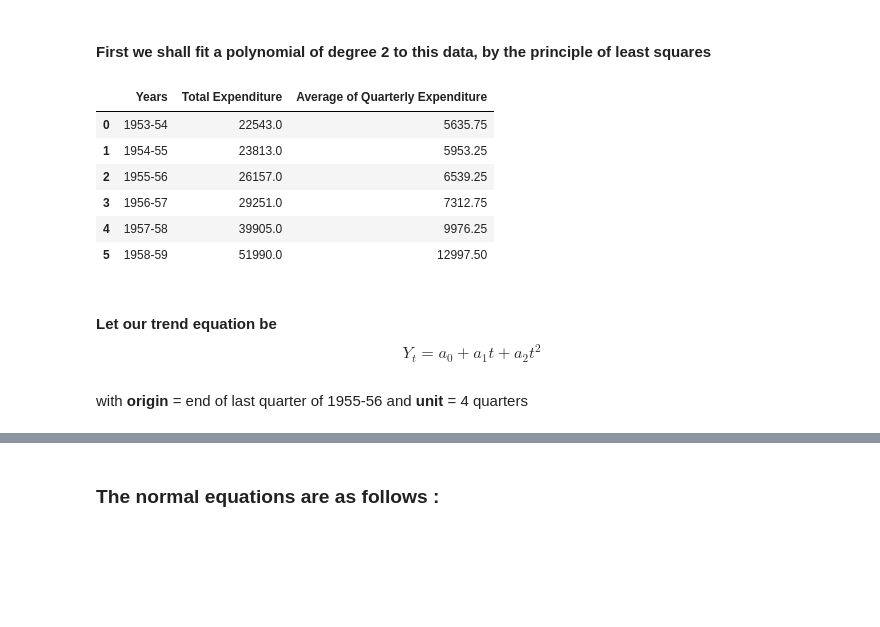
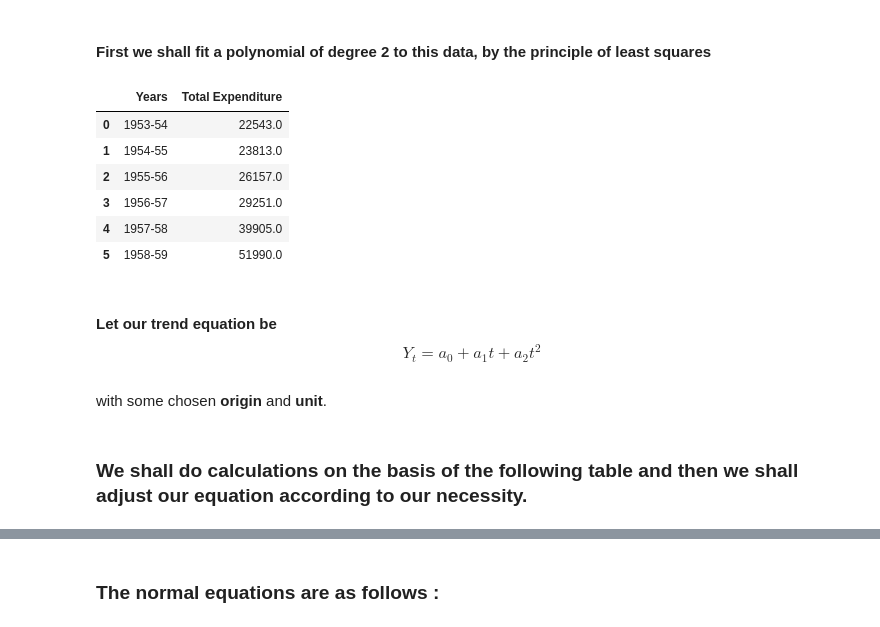
Before and after one commit to sakunisgithub/python_programming, a Jupyter notebook: python_general/00058_time_series_1.ipynb, the cells around one changed output, grey strips where cells are left out. Cells and saved outputs as stored; diff of their text form; code cells hidden in the pictures; blank space fills up the shorter version.

```diff
--- a/python_general/00058_time_series_1.ipynb
+++ b/python_general/00058_time_series_1.ipynb
@@ -35,32 +35,28 @@ expenditure_dataframe
 # %%
 total_expenditure_of_years = np.zeros(len(years))
 
 for i in range(len(years)) :
     total_expenditure_of_years[i] = first_quarter[i] + second_quarter[i] + third_quarter[i] + fourth_quarter[i]
 
-average_of_quarterly_expenditure_of_years = np.zeros(len(years))
-
-for i in range(len(years)) :
-    average_of_quarterly_expenditure_of_years[i] = total_expenditure_of_years[i] / 4
-
 dictionary_1 = {
     'Years' : years,
-    'Total Expenditure' : total_expenditure_of_years,
-    'Average of Quarterly Expenditure' : average_of_quarterly_expenditure_of_years
+    'Total Expenditure' : total_expenditure_of_years
 }
 
 dataframe_1 = pd.DataFrame(dictionary_1)
 
 dataframe_1
 # %% [output]
-|  | Years | Total Expenditure | Average of Quarterly Expenditure |
-| 0 | 1953-54 | 22543.0 | 5635.75 |
-| 1 | 1954-55 | 23813.0 | 5953.25 |
-| 2 | 1955-56 | 26157.0 | 6539.25 |
-| 3 | 1956-57 | 29251.0 | 7312.75 |
-| 4 | 1957-58 | 39905.0 | 9976.25 |
-| 5 | 1958-59 | 51990.0 | 12997.50 |
+|  | Years | Total Expenditure |
+| 0 | 1953-54 | 22543.0 |
+| 1 | 1954-55 | 23813.0 |
+| 2 | 1955-56 | 26157.0 |
+| 3 | 1956-57 | 29251.0 |
+| 4 | 1957-58 | 39905.0 |
+| 5 | 1958-59 | 51990.0 |
 # %% [markdown]
 #### Let our trend equation be $$ Y_t = a_0 + a_1 t + a_2 t^2 $$
 # %% [markdown]
-with **origin** = end of last quarter of 1955-56 and **unit** = 4 quarters
+with some chosen **origin**  and **unit**.
+# %% [markdown]
+### We shall do calculations on the basis of the following table and then we shall adjust our equation according to our necessity.
```
Also changed, not shown: parts of 18 cells of this notebook.
